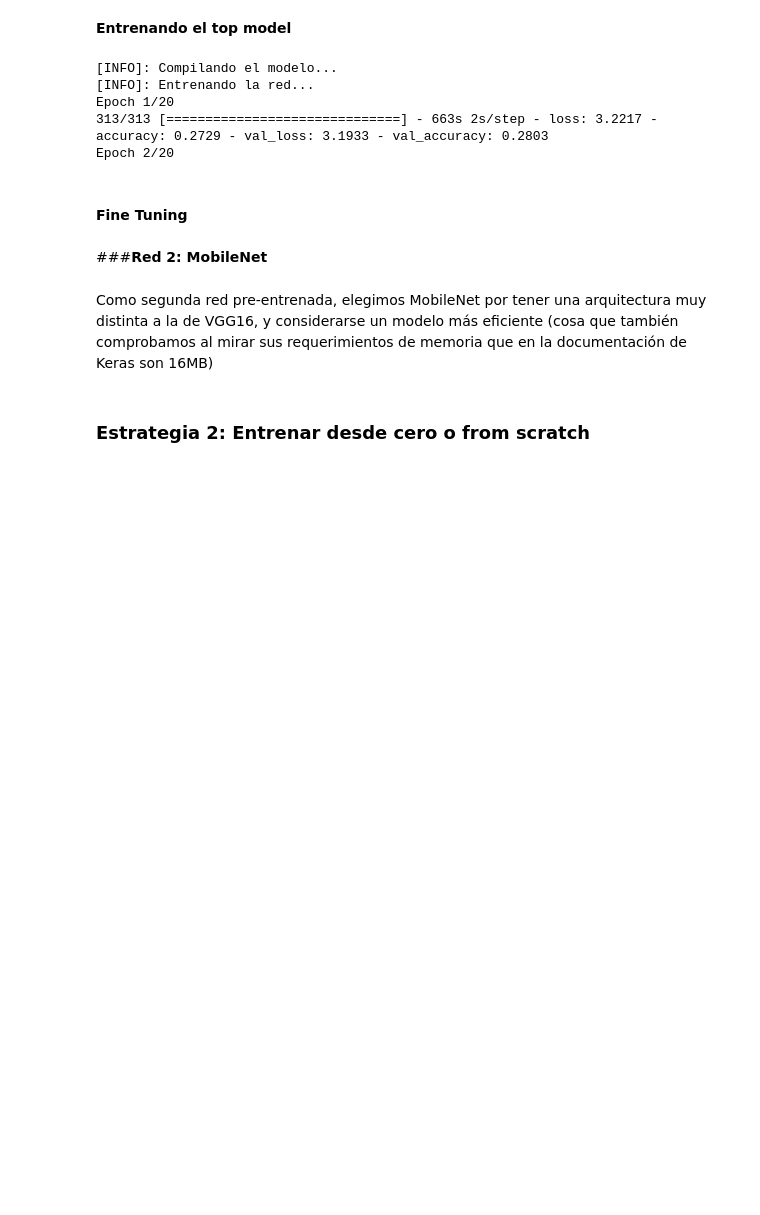
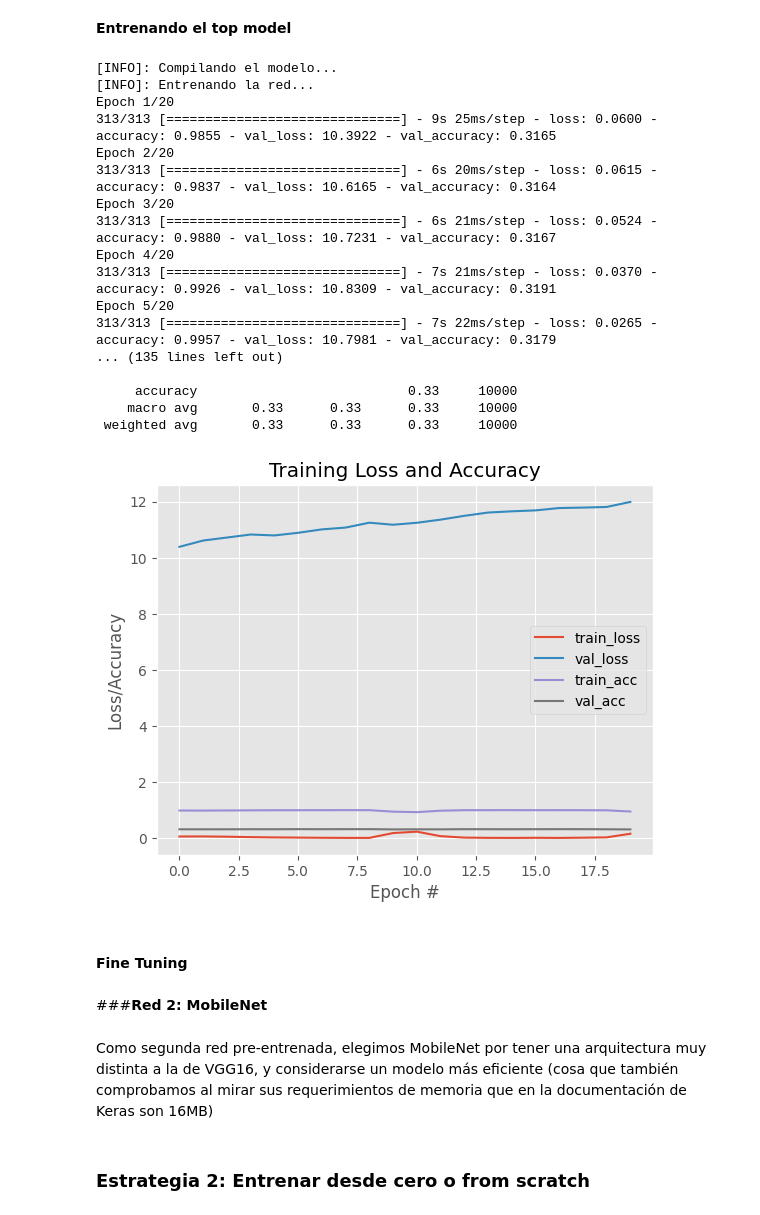
Before and after one commit to Orlan-138/Entregable_DL-RL, a Jupyter notebook: DSC0224ESP_Actividad_DL_Grupo_7.ipynb, the cells around one changed output. Saved outputs shown, nothing was run; the diff lists cells and outputs as text; code cells hidden in the pictures; blank space fills up the shorter version.

Commit message:
cambio folder ruta

```diff
--- a/DSC0224ESP_Actividad_DL_Grupo_7.ipynb
+++ b/DSC0224ESP_Actividad_DL_Grupo_7.ipynb
@@ -217,35 +219,48 @@ H_pre = pre_trained_model.fit(x_train, y_train, batch_size=128, epochs=20, valid
 # Montamos la unidad de Drive
 drive.mount('/content/drive')
 # Almacenamos el modelo empleando la función mdoel.save de Keras
-pre_trained_model.save(BASE_FOLDER+"deepCNN_CIFAR10_pretrained.h5")
+pre_trained_model.save("/content/sample_data/deepCNN_CIFAR10_pretrained.h5")
 
 # Evaluación del modelo
 print("[INFO]: Evaluando el modelo...")
 
 # Efectuamos la predicción (empleamos el mismo valor de batch_size que en training)
 predictions = pre_trained_model.predict(x_test, batch_size=128)
 
 # Sacamos el report para test
 print(classification_report(y_test.argmax(axis=1), predictions.argmax(axis=1), target_names=labelNames))
 
 # Gráficas
 plt.style.use("ggplot")
 plt.figure()
 plt.plot(np.arange(0, 20), H_pre.history["loss"], label="train_loss")
 plt.plot(np.arange(0, 20), H_pre.history["val_loss"], label="val_loss")
 plt.plot(np.arange(0, 20), H_pre.history["accuracy"], label="train_acc")
 plt.plot(np.arange(0, 20), H_pre.history["val_accuracy"], label="val_acc")
 plt.title("Training Loss and Accuracy")
 plt.xlabel("Epoch #")
 plt.ylabel("Loss/Accuracy")
 plt.legend()
 plt.show()
 # %% [output]
 [INFO]: Compilando el modelo...
 [INFO]: Entrenando la red...
 Epoch 1/20
-313/313 [==============================] - 663s 2s/step - loss: 3.2217 - accuracy: 0.2729 - val_loss: 3.1933 - val_accuracy: 0.2803
+313/313 [==============================] - 9s 25ms/step - loss: 0.0600 - accuracy: 0.9855 - val_loss: 10.3922 - val_accuracy: 0.3165
 Epoch 2/20
+313/313 [==============================] - 6s 20ms/step - loss: 0.0615 - accuracy: 0.9837 - val_loss: 10.6165 - val_accuracy: 0.3164
+Epoch 3/20
+313/313 [==============================] - 6s 21ms/step - loss: 0.0524 - accuracy: 0.9880 - val_loss: 10.7231 - val_accuracy: 0.3167
+Epoch 4/20
+313/313 [==============================] - 7s 21ms/step - loss: 0.0370 - accuracy: 0.9926 - val_loss: 10.8309 - val_accuracy: 0.3191
+Epoch 5/20
+313/313 [==============================] - 7s 22ms/step - loss: 0.0265 - accuracy: 0.9957 - val_loss: 10.7981 - val_accuracy: 0.3179
+... (135 lines left out)
+
+     accuracy                           0.33     10000
+    macro avg       0.33      0.33      0.33     10000
+ weighted avg       0.33      0.33      0.33     10000
+[figure, added]
 # %% [markdown]
 #### **Fine Tuning**
 # %% [markdown]
```
Also changed, not shown: parts of 3 cells of this notebook.
